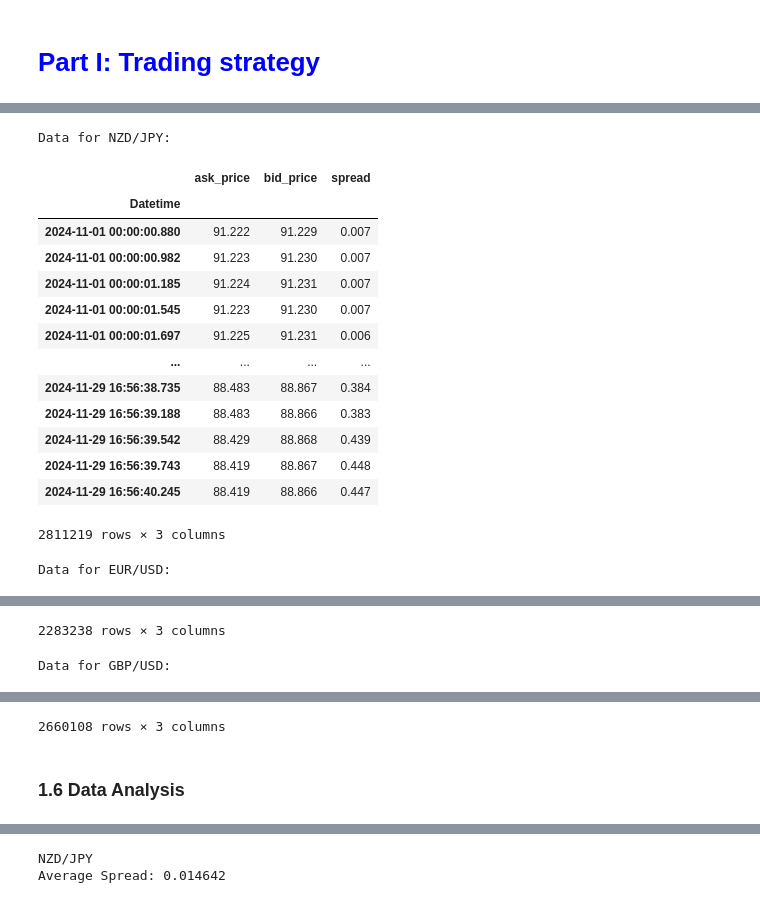
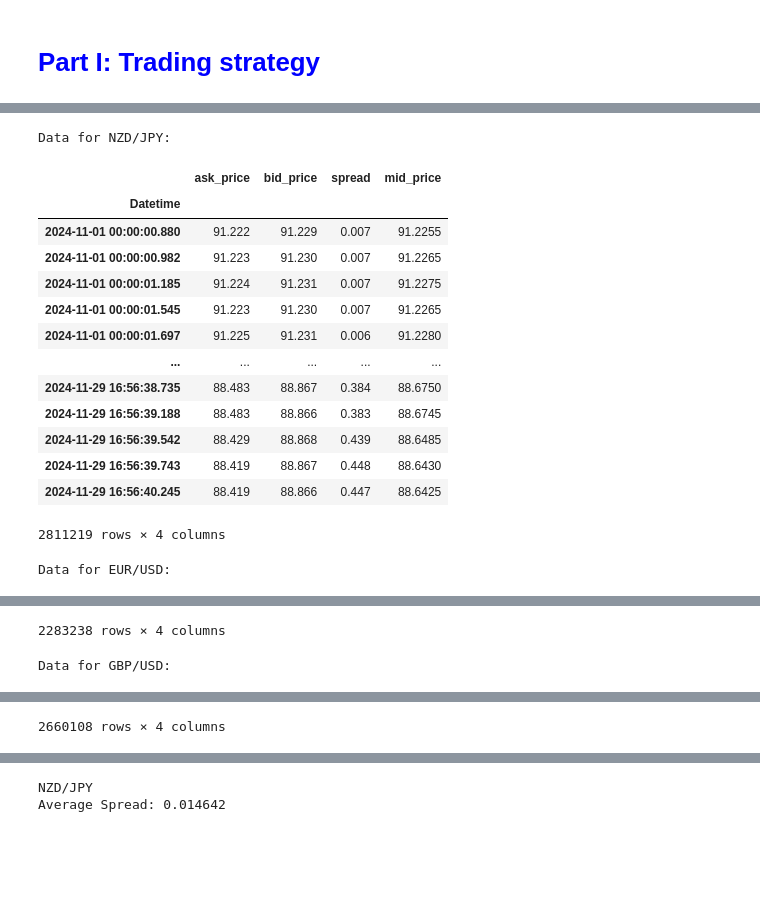
Before and after one commit to Modi1997/FX-HFT-Intrinsic-Time---Directional-Change-Strategy, a Jupyter notebook: HFF CW_2.ipynb, the cells around one changed output, grey strips where cells are left out. Saved outputs shown, nothing was run; the diff lists cells and outputs as text; code cells hidden in the pictures; blank space fills up the shorter version.

```diff
--- a/HFF CW_2.ipynb
+++ b/HFF CW_2.ipynb
@@ -144,6 +157,19 @@ def spread(df):
     Returns:
         pd.DataFrame: DataFrame with an additional 'spread' column.
     """
-
     df['spread'] = df['bid_price'] - df['ask_price']
     return df
+
+
+def calculate_mid_price(df):
+    """
+    Calculates the mid price (average of bid and ask prices) for each row in the DataFrame.
+
+    Parameters:
+        df (pd.DataFrame): DataFrame containing 'bid_price' and 'ask_price' columns.
+
+    Returns:
+        pd.DataFrame: DataFrame with an additional 'mid_price' column.
+    """
+    df['mid_price'] = (df['bid_price'] + df['ask_price']) / 2
+    return df
@@ -199,6 +232,9 @@ def validate_data(*dfs):
         print("=" * 50)
 # %%
 # Apply data preprocessing and feature engineering on initial dataset
-nzd_jpy_df = spread(transform_dataframe(nzd_jpy))
-eur_usd_df = spread(transform_dataframe(eur_usd))
-gbp_usd_df = spread(transform_dataframe(gbp_usd))
+nzd_jpy_df = calculate_mid_price(spread(transform_dataframe(nzd_jpy)))
+eur_usd_df = calculate_mid_price(spread(transform_dataframe(eur_usd)))
+gbp_usd_df = calculate_mid_price(spread(transform_dataframe(gbp_usd)))
+
+# Check for data validation rules
+validate_data(nzd_jpy_df, eur_usd_df, gbp_usd_df)
@@ -225,26 +259,26 @@ dtype: object
 # %%
 # Review the data
 dfs = [nzd_jpy_df, eur_usd_df, gbp_usd_df]
-names = ['NZD/JPY', 'EUR/USD', 'GBP/USD']
+pairs = ['NZD/JPY', 'EUR/USD', 'GBP/USD']
 
-for name, df in zip(names, dfs):
+for name, df in zip(pairs, dfs):
     print(f"Data for {name}:")
     display(df)
     print("\n")
 # %% [output]
 Data for NZD/JPY:
-|  | ask_price | bid_price | spread |
-| Datetime |  |  |  |
-| 2024-11-01 00:00:00.880 | 91.222 | 91.229 | 0.007 |
-| 2024-11-01 00:00:00.982 | 91.223 | 91.230 | 0.007 |
-| 2024-11-01 00:00:01.185 | 91.224 | 91.231 | 0.007 |
-| 2024-11-01 00:00:01.545 | 91.223 | 91.230 | 0.007 |
-| 2024-11-01 00:00:01.697 | 91.225 | 91.231 | 0.006 |
-| ... | ... | ... | ... |
-| 2024-11-29 16:56:38.735 | 88.483 | 88.867 | 0.384 |
-| 2024-11-29 16:56:39.188 | 88.483 | 88.866 | 0.383 |
-| 2024-11-29 16:56:39.542 | 88.429 | 88.868 | 0.439 |
-| 2024-11-29 16:56:39.743 | 88.419 | 88.867 | 0.448 |
-| 2024-11-29 16:56:40.245 | 88.419 | 88.866 | 0.447 |
+|  | ask_price | bid_price | spread | mid_price |
+| Datetime |  |  |  |  |
+| 2024-11-01 00:00:00.880 | 91.222 | 91.229 | 0.007 | 91.2255 |
+| 2024-11-01 00:00:00.982 | 91.223 | 91.230 | 0.007 | 91.2265 |
+| 2024-11-01 00:00:01.185 | 91.224 | 91.231 | 0.007 | 91.2275 |
+| 2024-11-01 00:00:01.545 | 91.223 | 91.230 | 0.007 | 91.2265 |
+| 2024-11-01 00:00:01.697 | 91.225 | 91.231 | 0.006 | 91.2280 |
+| ... | ... | ... | ... | ... |
+| 2024-11-29 16:56:38.735 | 88.483 | 88.867 | 0.384 | 88.6750 |
+| 2024-11-29 16:56:39.188 | 88.483 | 88.866 | 0.383 | 88.6745 |
+| 2024-11-29 16:56:39.542 | 88.429 | 88.868 | 0.439 | 88.6485 |
+| 2024-11-29 16:56:39.743 | 88.419 | 88.867 | 0.448 | 88.6430 |
+| 2024-11-29 16:56:40.245 | 88.419 | 88.866 | 0.447 | 88.6425 |
-2811219 rows × 3 columns
+2811219 rows × 4 columns
 Data for EUR/USD:
@@ -264,2 +298,2 @@ Data for EUR/USD:
-2283238 rows × 3 columns
+2283238 rows × 4 columns
 Data for GBP/USD:
@@ -279,3 +313 @@ Data for GBP/USD:
-2660108 rows × 3 columns
+2660108 rows × 4 columns
-# %% [markdown]
-### 1.6 Data Analysis  <a id="analysis"></a>
```
Also changed, not shown: parts of 37 cells of this notebook.
